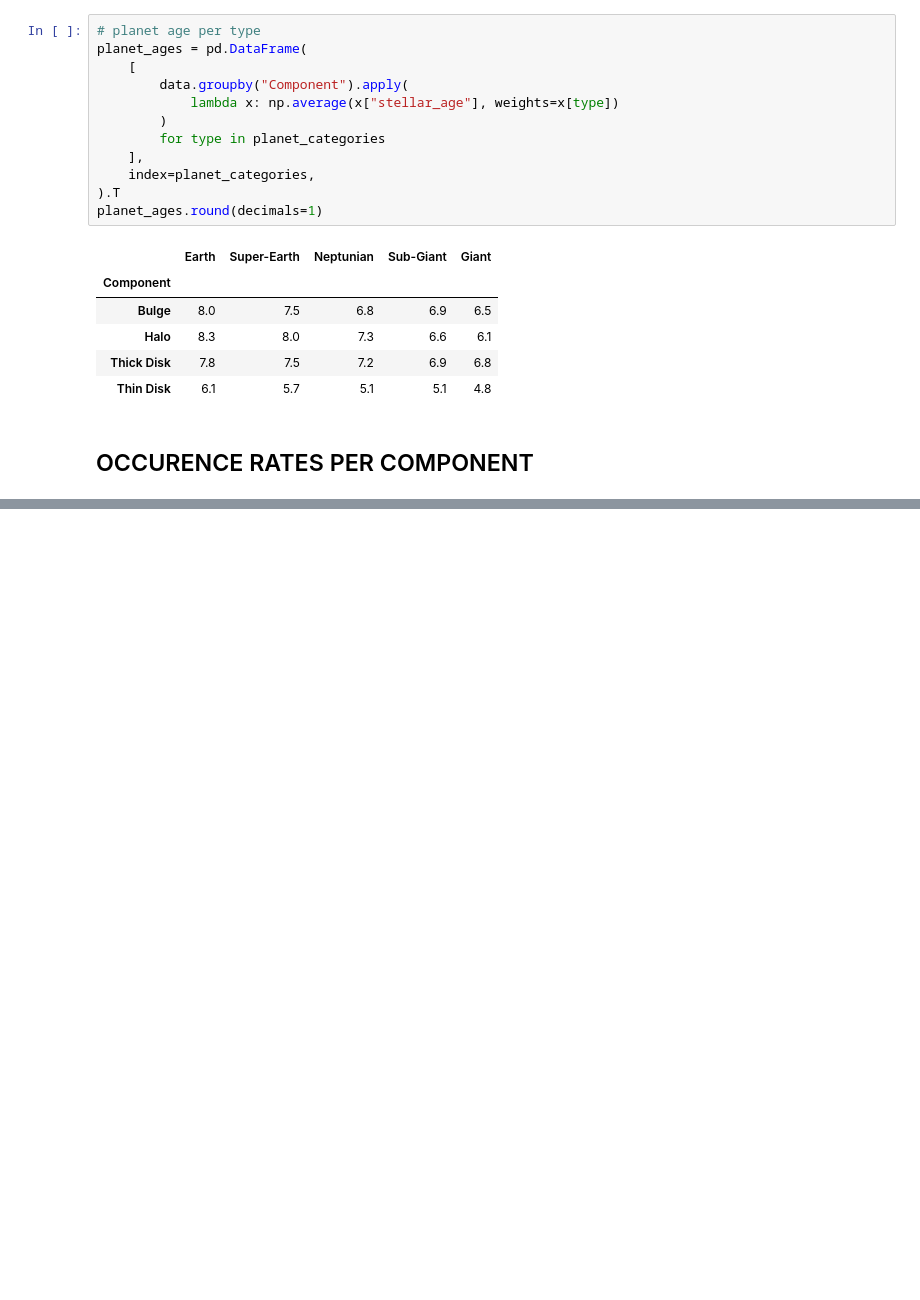
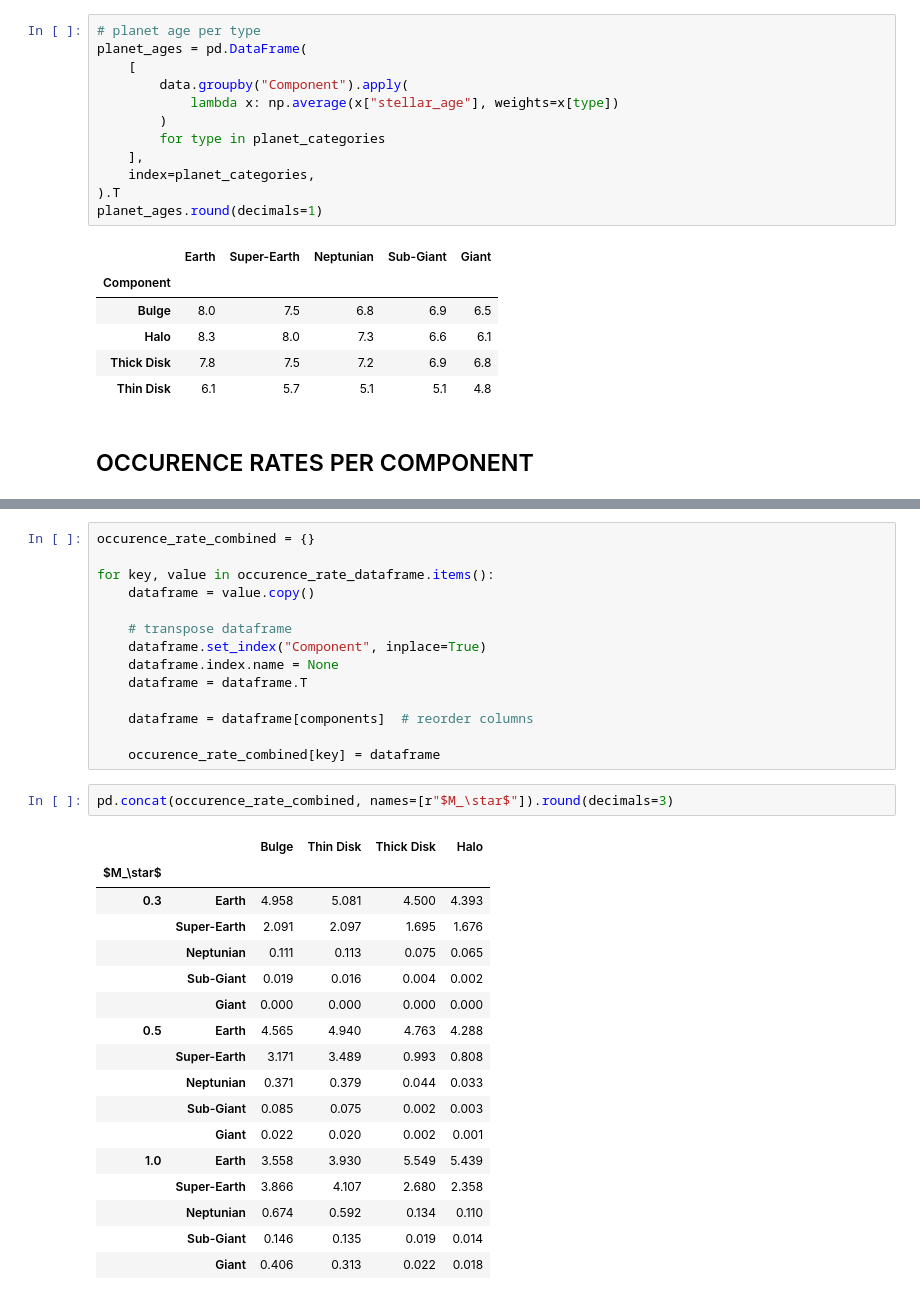
Before and after one commit to ChrisBoettner/skaro, a Jupyter notebook: notebooks/Component_populations.ipynb, the cells around one changed output, grey strips where cells are left out. Saved outputs shown, nothing was run; the diff lists cells and outputs as text; blank space fills up the shorter version.

```diff
--- a/notebooks/Component_populations.ipynb
+++ b/notebooks/Component_populations.ipynb
@@ -192,2 +201,36 @@ for m in masses:
 [figure]
 [figure]
+# %%
+occurence_rate_combined = {}
+
+for key, value in occurence_rate_dataframe.items():
+    dataframe = value.copy()
+
+    # transpose dataframe
+    dataframe.set_index("Component", inplace=True)
+    dataframe.index.name = None
+    dataframe = dataframe.T
+
+    dataframe = dataframe[components]  # reorder columns
+
+    occurence_rate_combined[key] = dataframe
+# %%
+pd.concat(occurence_rate_combined, names=[r"$M_\star$"]).round(decimals=3)
+# %% [output]
+|  |  | Bulge | Thin Disk | Thick Disk | Halo |
+| $M_\star$ |  |  |  |  |  |
+| 0.3 | Earth | 4.958 | 5.081 | 4.500 | 4.393 |
+|  | Super-Earth | 2.091 | 2.097 | 1.695 | 1.676 |
+|  | Neptunian | 0.111 | 0.113 | 0.075 | 0.065 |
+|  | Sub-Giant | 0.019 | 0.016 | 0.004 | 0.002 |
+|  | Giant | 0.000 | 0.000 | 0.000 | 0.000 |
+| 0.5 | Earth | 4.565 | 4.940 | 4.763 | 4.288 |
+|  | Super-Earth | 3.171 | 3.489 | 0.993 | 0.808 |
+|  | Neptunian | 0.371 | 0.379 | 0.044 | 0.033 |
+|  | Sub-Giant | 0.085 | 0.075 | 0.002 | 0.003 |
+|  | Giant | 0.022 | 0.020 | 0.002 | 0.001 |
+| 1.0 | Earth | 3.558 | 3.930 | 5.549 | 5.439 |
+|  | Super-Earth | 3.866 | 4.107 | 2.680 | 2.358 |
+|  | Neptunian | 0.674 | 0.592 | 0.134 | 0.110 |
+|  | Sub-Giant | 0.146 | 0.135 | 0.019 | 0.014 |
+|  | Giant | 0.406 | 0.313 | 0.022 | 0.018 |
```
Also changed, not shown: parts of 5 cells of this notebook, 37 other files.
